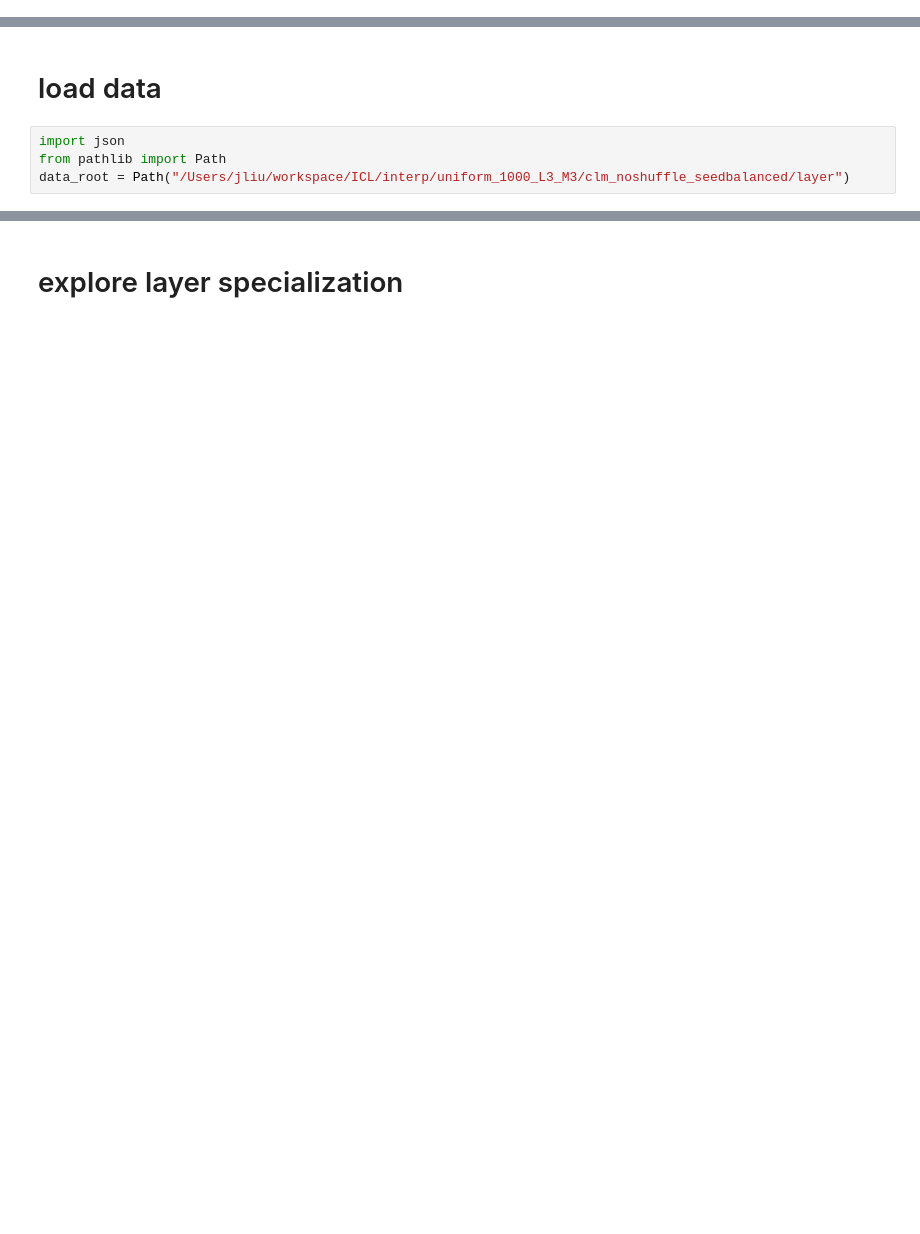
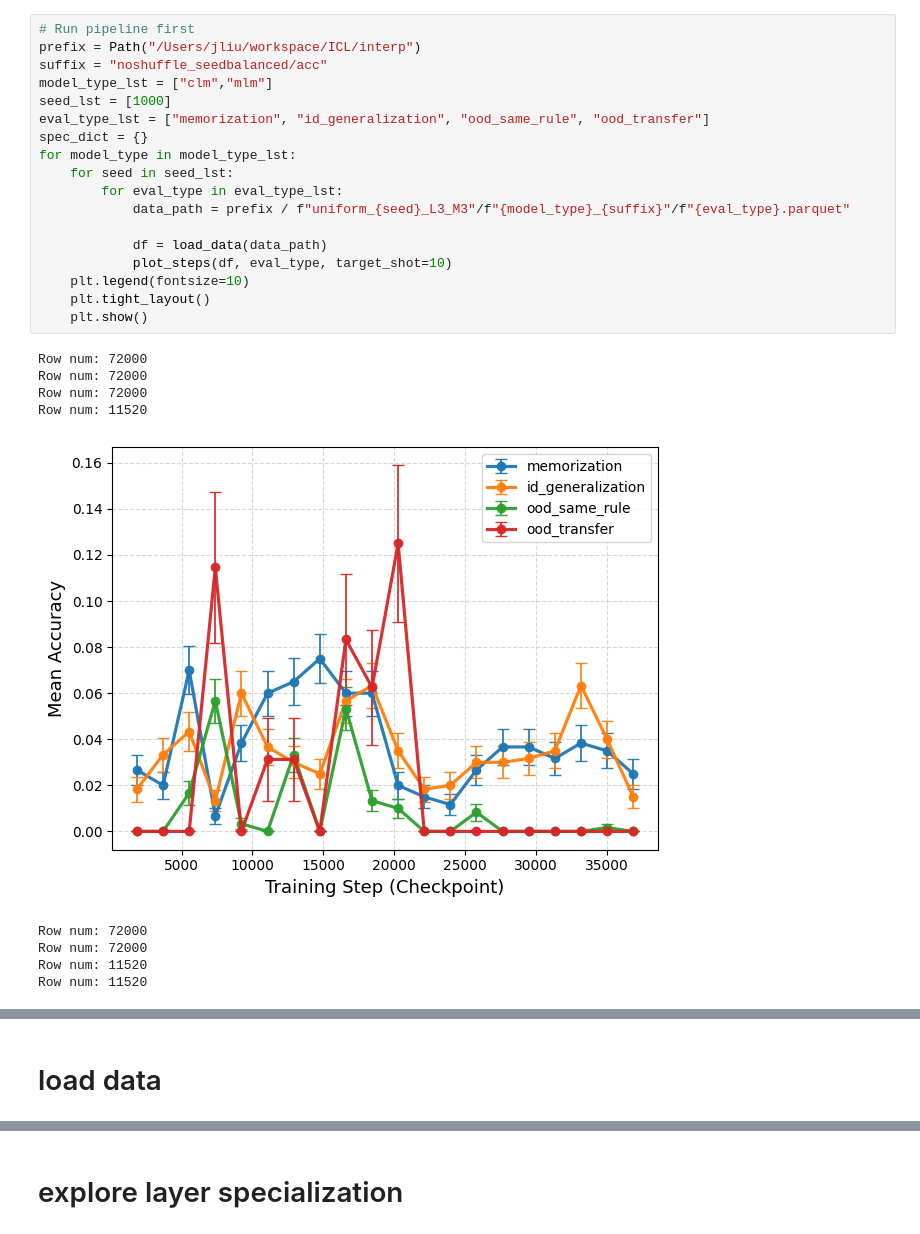
Before and after one commit to Yikuan-PKU/ICL_Modular_Arithmetic, a Jupyter notebook: src/scripts/interp/analysis.ipynb, the cells around one changed output, grey strips where cells are left out. Drawn from its saved outputs; the diff is of its cells as text; blank space fills up the shorter version.

Commit message:
add interp analysis

```diff
--- a/src/scripts/interp/analysis.ipynb
+++ b/src/scripts/interp/analysis.ipynb
@@ -0,0 +157,28 @@
+# %%
+# Run pipeline first
+prefix = Path("/Users/jliu/workspace/ICL/interp")
+suffix = "noshuffle_seedbalanced/acc"
+model_type_lst = ["clm","mlm"]
+seed_lst = [1000]
+eval_type_lst = ["memorization", "id_generalization", "ood_same_rule", "ood_transfer"]
+spec_dict = {}
+for model_type in model_type_lst:
+    for seed in seed_lst:
+        for eval_type in eval_type_lst:
+            data_path = prefix / f"uniform_{seed}_L3_M3"/f"{model_type}_{suffix}"/f"{eval_type}.parquet"
+
+            df = load_data(data_path)
+            plot_steps(df, eval_type, target_shot=10)
+    plt.legend(fontsize=10)
+    plt.tight_layout()
+    plt.show()
+# %% [output]
+Row num: 72000
+Row num: 72000
+Row num: 72000
+Row num: 11520
+[figure, added]
+Row num: 72000
+Row num: 72000
+Row num: 11520
+Row num: 11520
@@ -1,9 +186,5 @@
 # %% [markdown]
 # load data
-# %%
-import json
-from pathlib import Path
-data_root = Path("/Users/jliu/workspace/ICL/interp/uniform_1000_L3_M3/clm_noshuffle_seedbalanced/layer")
 # %%
 eval_type_lst = ["memorization", "id_generalization", "ood_same_rule", "ood_transfer"]
 
```
Also changed, not shown: parts of 31 cells of this notebook, 21 other files.
